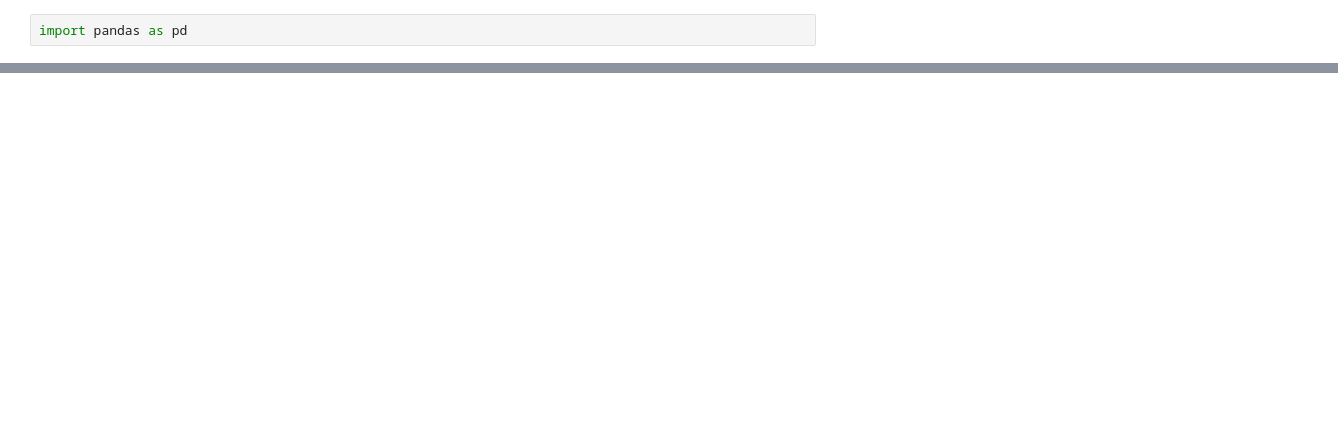
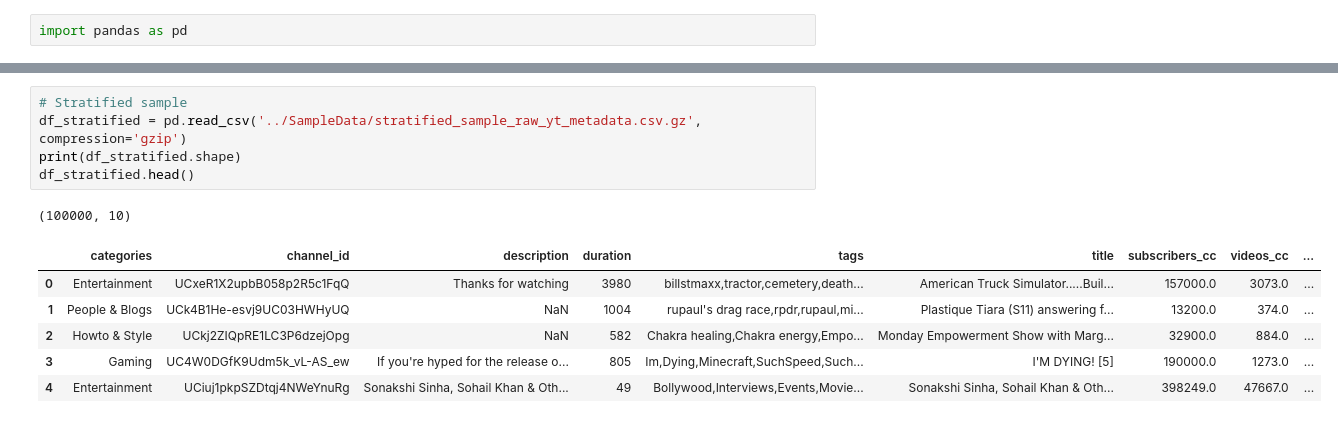
Before and after one commit to engindenizdogu/viralscope, a Jupyter notebook: Preprocessing/data_exploration.ipynb, the cells around one changed output, grey strips where cells are left out. Saved outputs shown, nothing was run; the diff lists cells and outputs as text; blank space fills up the shorter version.

```diff
--- a/Preprocessing/data_exploration.ipynb
+++ b/Preprocessing/data_exploration.ipynb
@@ -14 +14,14 @@ df.head()
+# %%
+# Stratified sample
+df_stratified = pd.read_csv('../SampleData/stratified_sample_raw_yt_metadata.csv.gz', compression='gzip')
+print(df_stratified.shape)
+df_stratified.head()
+# %% [output]
+(100000, 10)
+|  | categories | channel_id | description | duration | tags | title | subscribers_cc | videos_cc | ... |
+| 0 | Entertainment | UCxeR1X2upbB058p2R5c1FqQ | Thanks for watching | 3980 | billstmaxx,tractor,cemetery,death... | American Truck Simulator.....Buil... | 157000.0 | 3073.0 | ... |
+| 1 | People & Blogs | UCk4B1He-esvj9UC03HWHyUQ | NaN | 1004 | rupaul's drag race,rpdr,rupaul,mi... | Plastique Tiara (S11) answering f... | 13200.0 | 374.0 | ... |
+| 2 | Howto & Style | UCkj2ZIQpRE1LC3P6dzejOpg | NaN | 582 | Chakra healing,Chakra energy,Empo... | Monday Empowerment Show with Marg... | 32900.0 | 884.0 | ... |
+| 3 | Gaming | UC4W0DGfK9Udm5k_vL-AS_ew | If you're hyped for the release o... | 805 | Im,Dying,Minecraft,SuchSpeed,Such... | I'M DYING! [5] | 190000.0 | 1273.0 | ... |
+| 4 | Entertainment | UCiuj1pkpSZDtqj4NWeYnuRg | Sonakshi Sinha, Sohail Khan & Oth... | 49 | Bollywood,Interviews,Events,Movie... | Sonakshi Sinha, Sohail Khan & Oth... | 398249.0 | 47667.0 | ... |
 # %%
```
Also changed, not shown: parts of 4 cells of this notebook, 2 other files.
